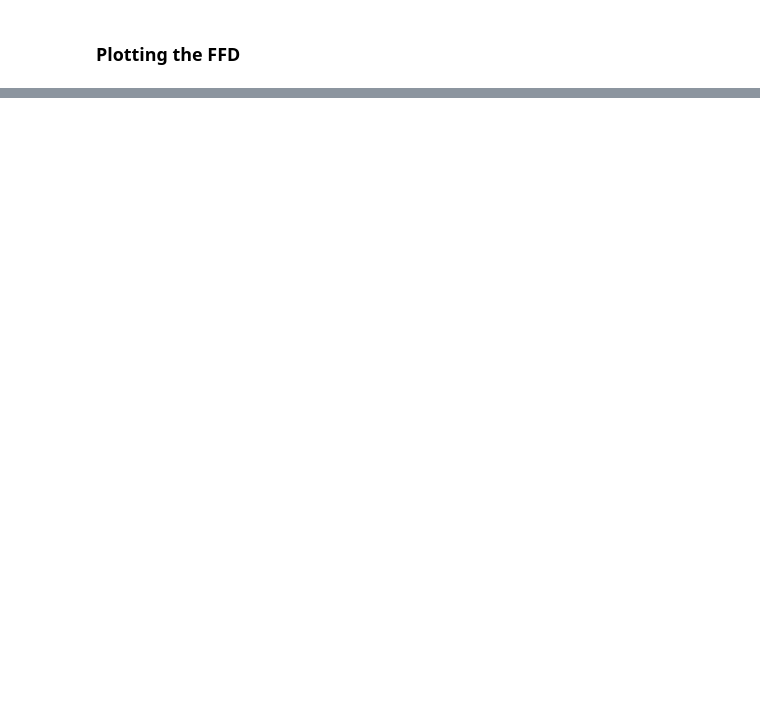
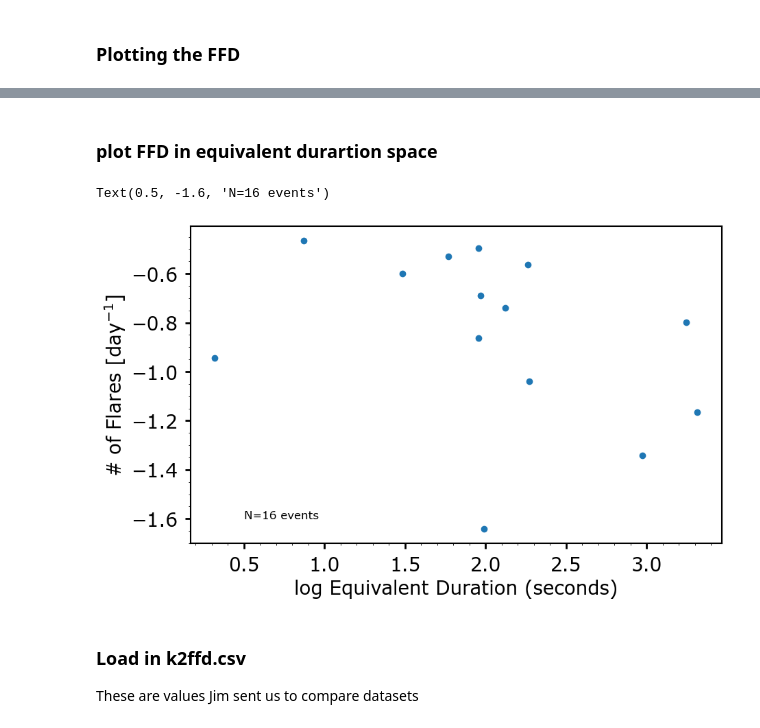
Before and after one commit to lupitatovar/Pre-MAP2023, a Jupyter notebook: making_ffd.ipynb, the cells around one changed output, grey strips where cells are left out. Drawn from its saved outputs; the diff is of its cells as text; code cells hidden in the pictures; blank space fills up the shorter version.

```diff
--- a/making_ffd.ipynb
+++ b/making_ffd.ipynb
@@ -242,0 +247,22 @@ plt.ylabel('# of Flares [day$^{-1}$]')
+# %% [markdown]
+### plot FFD in equivalent durartion space
+# %%
+plt.figure(figsize=[10,6])
+plt.minorticks_on()
+plt.tick_params(direction='out',width=2,length=6,pad=7)
+
+
+#Plotting the FFD
+plt.plot(np.log10(ed[data_sort]*60),ffd_y,'o')
+plt.xlabel('log Equivalent Duration (seconds)')
+plt.ylabel('# of Flares [day$^{-1}$]')
+#plt.xscale('log')
+
+plt.text(.5,-1.6,'N=16 events', fontsize=12)
+# %% [output]
+Text(0.5, -1.6, 'N=16 events')
+[figure, added]
+# %% [markdown]
+### Load in k2ffd.csv
+
+These are values Jim sent us to compare datasets
```
Also changed, not shown: parts of 38 cells of this notebook.
